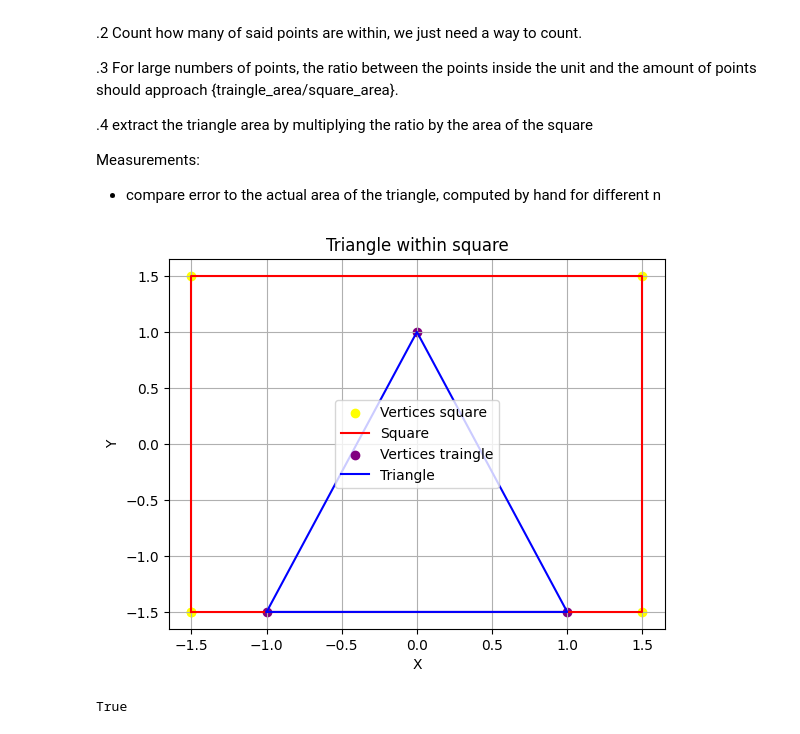
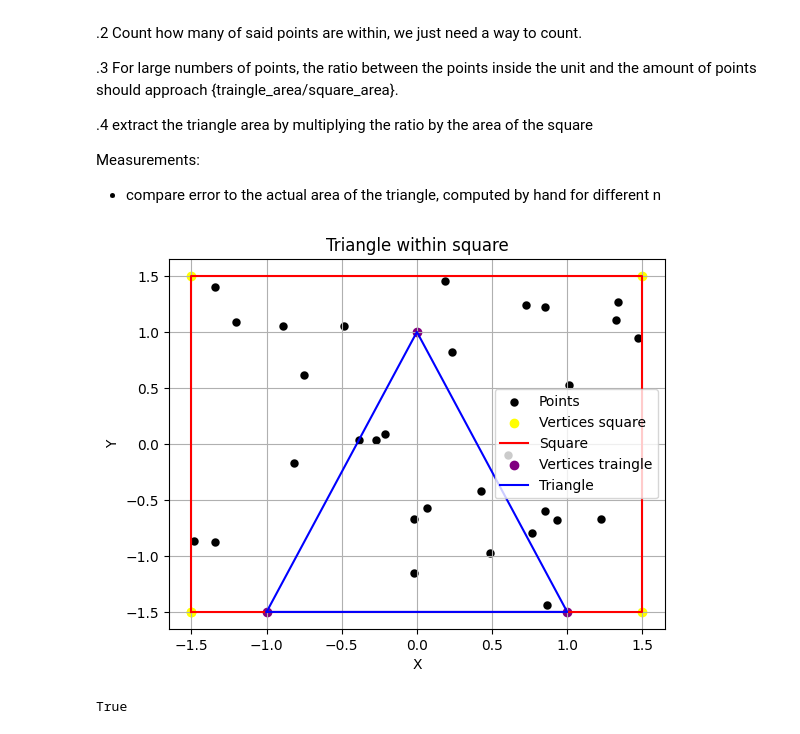
Before and after one commit to HssainAzaqy135/Probabilistic-Algorithms, a Jupyter notebook: exper2/probability_experiment_2.ipynb, the cells around one changed output. Saved outputs shown, nothing was run; the diff lists cells and outputs as text; code cells hidden in the pictures.

```diff
--- a/exper2/probability_experiment_2.ipynb
+++ b/exper2/probability_experiment_2.ipynb
@@ -105,6 +105,13 @@ pi_estimate,error_func(x= pi_estimate,expected_x=np.pi)
 Measurements:
 - compare error to the actual area of the triangle, computed by hand for different n
 # %%
+# Example chart
+k =30
+square_edge = 3
+points =generate_samples(k,square_edge_len= square_edge)
+
+# Plot the points
+plt.scatter(points[:, 0], points[:, 1], color='black', label='Points',linewidths=0.05)  # Scatter plot of points
 
 # Define the vertices of the square
 x_square = [-1.5, -1.5, 1.5, 1.5, -1.5]
@@ -113,34 +120,34 @@ y_square = [-1.5, 1.5, 1.5, -1.5, -1.5]
 # Plot the vertices
 plt.scatter(x_square, y_square, color='yellow', label='Vertices square')
 
 # Connect the vertices to form the square
 plt.plot(x_square, y_square, color='red', linestyle='-', label='Square')
 
 
 # Define the vertices of the triangle
 x = [-1, 0, 1]
 y = [-1.5, 1, -1.5]
 
 # Plot the vertices
 plt.scatter(x, y, color='purple', label='Vertices traingle')
 
 # Connect the vertices to form the triangle
 plt.plot([x[0], x[1], x[2], x[0]], [y[0], y[1], y[2], y[0]], color='blue', linestyle='-', label='Triangle')
 
 # Set plot title and labels
 plt.title('Triangle within square')
 plt.xlabel('X')
 plt.ylabel('Y')
 
 
 # Show legend
 plt.legend()
 
 # Show the plot
 plt.grid(True)
 plt.show()
 # %% [output]
-[figure, old version]
+[figure, new version]
 # %%
 # A way to determine if a point is inside our shape
 def is_inside_traingle(triangle, point):
```
Also changed, not shown: parts of 7 cells of this notebook, 1 other file.
